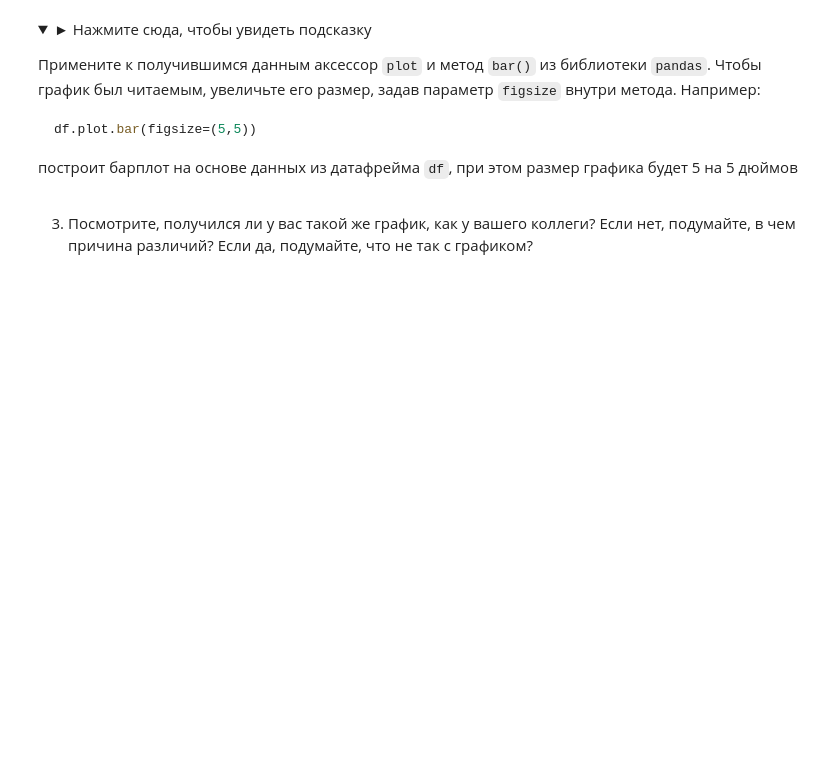
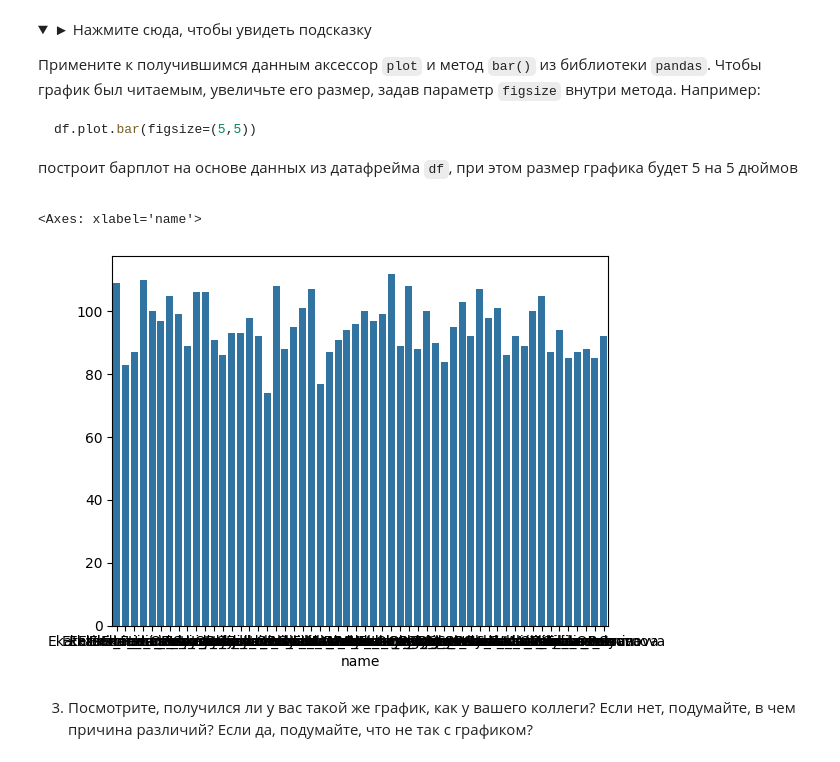
Before and after one commit to m-amirov/karpov.courses, a Jupyter notebook: notebooks/6_solving_product_problems_Homework.ipynb, the cells around one changed output. Cells and saved outputs as stored; diff of their text form; code cells hidden in the pictures; folded sections open; blank space fills up the shorter version.

```diff
--- a/notebooks/6_solving_product_problems_Homework.ipynb
+++ b/notebooks/6_solving_product_problems_Homework.ipynb
@@ -939,3 +1230,5 @@ df = pd.read_csv('data.csv', parse_dates=['col_date'])
+# %%
+df = pd.read_csv('../data/transaction_data_updated.csv', parse_dates=['date'])
 # %% [markdown]
 3. Посмотрите на содержимое датафрейма, проверьте его размер
 # %% [markdown]
@@ -991,3 +1301,5 @@ df.some_method_1().some_method_2()
+# %%
+trans_per_min = df.groupby(['name', 'minute'], as_index=False).size()
 # %% [markdown]
 5. Измените структуру получившегося датафрейма так, чтобы в столбцах были имена пользователей, в строках – минуты времени осуществления операции, а в значениях – число совершённых операций
 # %% [markdown]
@@ -1010,3 +1320,6 @@ df.some_method()
+# %%
+pivot_trans_per_min = trans_per_min.pivot(index= 'minute', columns='name', values='size')
+# pivot_trans_per_min =
 # %% [markdown]
 6. Заполните пропущенные значения нулями и сохраните получившийся результат в переменную `pivot_trans_per_min`
 # %% [markdown]
@@ -1027,3 +1338,5 @@ df_new = df.some_method()
+# %%
+pivot_trans_per_min = pivot_trans_per_min.fillna(0)
 # %% [markdown]
 7. Скопируйте и загрузите в LMS Ваш код, начиная с 4 шага выполнения
 # %% [markdown]
@@ -1076,3 +1405,8 @@ df.plot.bar(figsize=(5,5))
+# %%
+sns.barplot(data=pivot_trans_per_min.sum())
+# %% [output]
+<Axes: xlabel='name'>
+[figure, added]
 # %% [markdown]
 3. Посмотрите, получился ли у вас такой же график, как у вашего коллеги? Если нет, подумайте, в чем причина различий? Если да, подумайте, что не так с графиком?
 # %% [markdown]
```
Also changed, not shown: parts of 87 cells of this notebook.
